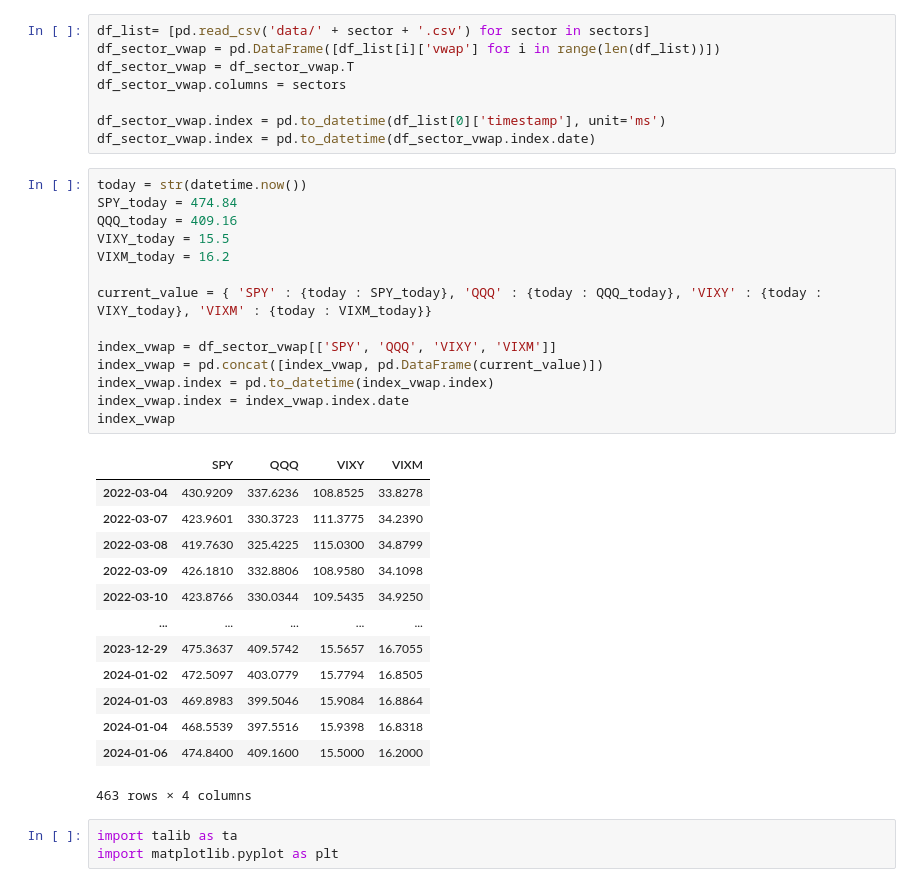
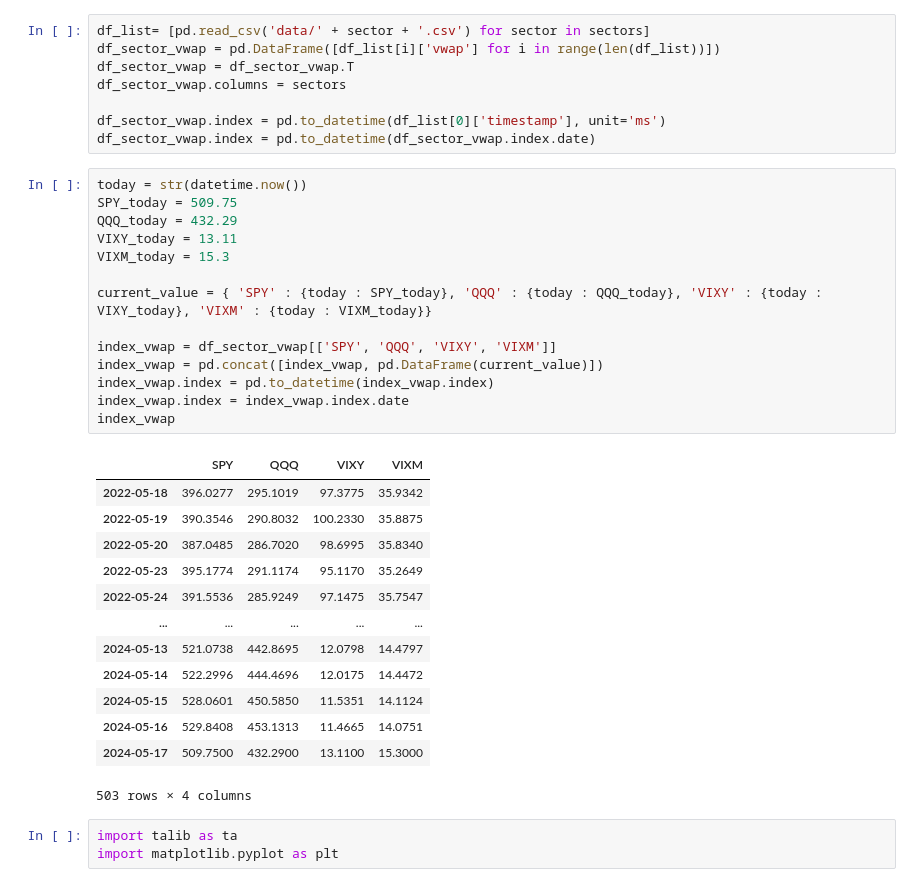
Before and after one commit to q-vo/ema_sma, a Jupyter notebook: sector_ema_sma_diff.ipynb, the cells around one changed output. Drawn from its saved outputs; the diff is of its cells as text.

```diff
--- a/sector_ema_sma_diff.ipynb
+++ b/sector_ema_sma_diff.ipynb
@@ -16,32 +16,32 @@ df_sector_vwap.index = pd.to_datetime(df_list[0]['timestamp'], unit='ms')
 df_sector_vwap.index = pd.to_datetime(df_sector_vwap.index.date)
 # %%
 today = str(datetime.now())
-SPY_today = 474.84
-QQQ_today = 409.16
-VIXY_today = 15.5
-VIXM_today = 16.2
+SPY_today = 509.75
+QQQ_today = 432.29
+VIXY_today = 13.11
+VIXM_today = 15.3
 
 current_value = { 'SPY' : {today : SPY_today}, 'QQQ' : {today : QQQ_today}, 'VIXY' : {today : VIXY_today}, 'VIXM' : {today : VIXM_today}}
 
 index_vwap = df_sector_vwap[['SPY', 'QQQ', 'VIXY', 'VIXM']]
 index_vwap = pd.concat([index_vwap, pd.DataFrame(current_value)])
 index_vwap.index = pd.to_datetime(index_vwap.index)
 index_vwap.index = index_vwap.index.date
 index_vwap
 # %% [output]
 |  | SPY | QQQ | VIXY | VIXM |
-| 2022-03-04 | 430.9209 | 337.6236 | 108.8525 | 33.8278 |
-| 2022-03-07 | 423.9601 | 330.3723 | 111.3775 | 34.2390 |
-| 2022-03-08 | 419.7630 | 325.4225 | 115.0300 | 34.8799 |
-| 2022-03-09 | 426.1810 | 332.8806 | 108.9580 | 34.1098 |
-| 2022-03-10 | 423.8766 | 330.0344 | 109.5435 | 34.9250 |
+| 2022-05-18 | 396.0277 | 295.1019 | 97.3775 | 35.9342 |
+| 2022-05-19 | 390.3546 | 290.8032 | 100.2330 | 35.8875 |
+| 2022-05-20 | 387.0485 | 286.7020 | 98.6995 | 35.8340 |
+| 2022-05-23 | 395.1774 | 291.1174 | 95.1170 | 35.2649 |
+| 2022-05-24 | 391.5536 | 285.9249 | 97.1475 | 35.7547 |
 | ... | ... | ... | ... | ... |
-| 2023-12-29 | 475.3637 | 409.5742 | 15.5657 | 16.7055 |
-| 2024-01-02 | 472.5097 | 403.0779 | 15.7794 | 16.8505 |
-| 2024-01-03 | 469.8983 | 399.5046 | 15.9084 | 16.8864 |
-| 2024-01-04 | 468.5539 | 397.5516 | 15.9398 | 16.8318 |
-| 2024-01-06 | 474.8400 | 409.1600 | 15.5000 | 16.2000 |
+| 2024-05-13 | 521.0738 | 442.8695 | 12.0798 | 14.4797 |
+| 2024-05-14 | 522.2996 | 444.4696 | 12.0175 | 14.4472 |
+| 2024-05-15 | 528.0601 | 450.5850 | 11.5351 | 14.1124 |
+| 2024-05-16 | 529.8408 | 453.1313 | 11.4665 | 14.0751 |
+| 2024-05-17 | 509.7500 | 432.2900 | 13.1100 | 15.3000 |
-463 rows × 4 columns
+503 rows × 4 columns
 # %%
 import talib as ta
 import matplotlib.pyplot as plt
```
Also changed, not shown: parts of 11 cells of this notebook, 22 other files.
